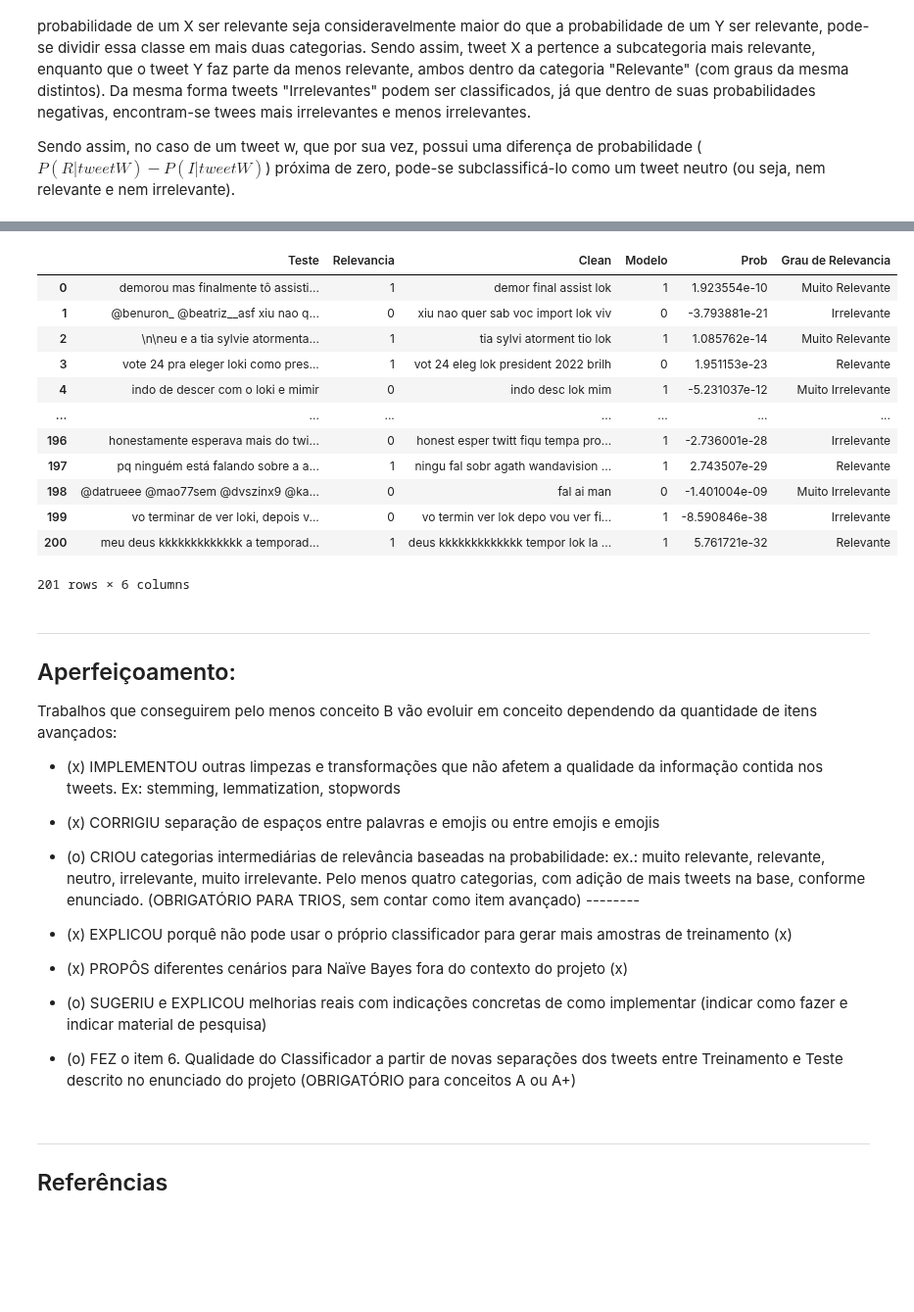
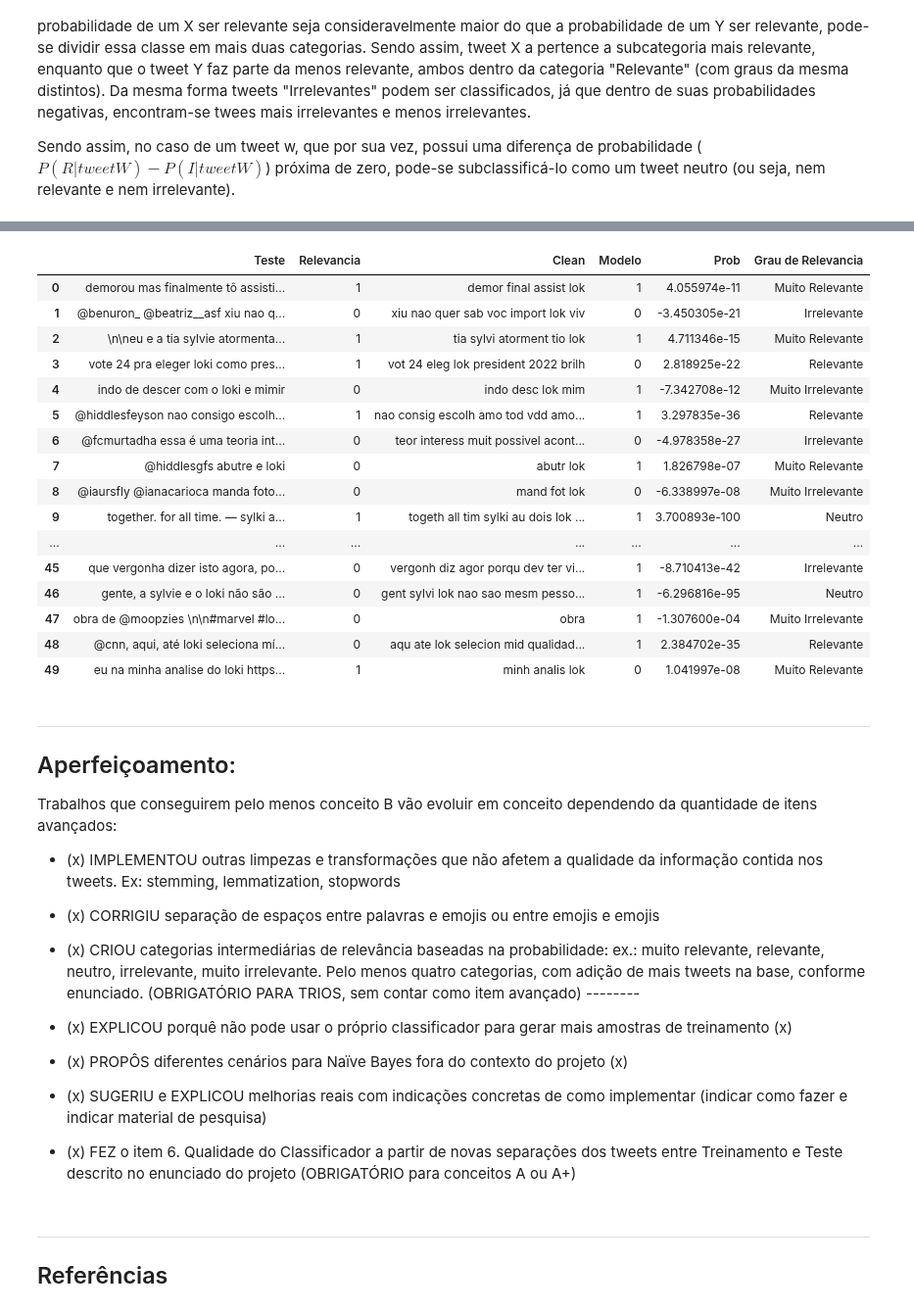
Before and after one commit to xValentim/Classificador_automatico_de_sentimentos, a Jupyter notebook: Classificador_NaiveBayes_Loki.ipynb, the cells around one changed output, grey strips where cells are left out. Shown at 98% size. Saved outputs shown, nothing was run; the diff lists cells and outputs as text; code cells hidden in the pictures; blank space fills up the shorter version.

Commit message:
Atualização - Base + textos

```diff
--- a/Classificador_NaiveBayes_Loki.ipynb
+++ b/Classificador_NaiveBayes_Loki.ipynb
@@ -817,22 +856,27 @@ test_degree.Prob
 Name: Prob, Length: 201, dtype: float64
 # %%
+import math
 test_degree['Grau de Relevancia']= test_degree.Prob.apply(Categories)
 # test_categorie_degree=test_categorie_degree.drop('Prob',axis=1)
-test_degree
+test_degree.head(50)
 # %% [output]
 |  | Teste | Relevancia | Clean | Modelo | Prob | Grau de Relevancia |
-| 0 | demorou mas finalmente tô assisti... | 1 | demor final assist lok | 1 | 1.923554e-10 | Muito Relevante |
-| 1 | @benuron_ @beatriz__asf xiu nao q... | 0 | xiu nao quer sab voc import lok viv | 0 | -3.793881e-21 | Irrelevante |
-| 2 | ᅟᅟ\n\neu e a tia sylvie atormenta... | 1 | tia sylvi atorment tio lok | 1 | 1.085762e-14 | Muito Relevante |
-| 3 | vote 24 pra eleger loki como pres... | 1 | vot 24 eleg lok president 2022 brilh | 0 | 1.951153e-23 | Relevante |
-| 4 | indo de descer com o loki e mimir | 0 | indo desc lok mim | 1 | -5.231037e-12 | Muito Irrelevante |
+| 0 | demorou mas finalmente tô assisti... | 1 | demor final assist lok | 1 | 4.055974e-11 | Muito Relevante |
+| 1 | @benuron_ @beatriz__asf xiu nao q... | 0 | xiu nao quer sab voc import lok viv | 0 | -3.450305e-21 | Irrelevante |
+| 2 | ᅟᅟ\n\neu e a tia sylvie atormenta... | 1 | tia sylvi atorment tio lok | 1 | 4.711346e-15 | Muito Relevante |
+| 3 | vote 24 pra eleger loki como pres... | 1 | vot 24 eleg lok president 2022 brilh | 0 | 2.818925e-22 | Relevante |
+| 4 | indo de descer com o loki e mimir | 0 | indo desc lok mim | 1 | -7.342708e-12 | Muito Irrelevante |
+| 5 | @hiddlesfeyson nao consigo escolh... | 1 | nao consig escolh amo tod vdd amo... | 1 | 3.297835e-36 | Relevante |
+| 6 | @fcmurtadha essa é uma teoria int... | 0 | teor interess muit possivel acont... | 0 | -4.978358e-27 | Irrelevante |
+| 7 | @hiddlesgfs abutre e loki | 0 | abutr lok | 1 | 1.826798e-07 | Muito Relevante |
+| 8 | @iaursfly @ianacarioca manda foto... | 0 | mand fot lok | 0 | -6.338997e-08 | Muito Irrelevante |
+| 9 | together. for all time. — sylki a... | 1 | togeth all tim sylki au dois lok ... | 1 | 3.700893e-100 | Neutro |
 | ... | ... | ... | ... | ... | ... | ... |
-| 196 | honestamente esperava mais do twi... | 0 | honest esper twitt fiqu tempa pro... | 1 | -2.736001e-28 | Irrelevante |
-| 197 | pq ninguém está falando sobre a a... | 1 | ningu fal sobr agath wandavision ... | 1 | 2.743507e-29 | Relevante |
-| 198 | @datrueee @mao77sem @dvszinx9 @ka... | 0 | fal ai man | 0 | -1.401004e-09 | Muito Irrelevante |
-| 199 | vo terminar de ver loki, depois v... | 0 | vo termin ver lok depo vou ver fi... | 1 | -8.590846e-38 | Irrelevante |
-| 200 | meu deus kkkkkkkkkkkkk a temporad... | 1 | deus kkkkkkkkkkkkk tempor lok la ... | 1 | 5.761721e-32 | Relevante |
+| 45 | que vergonha dizer isto agora, po... | 0 | vergonh diz agor porqu dev ter vi... | 1 | -8.710413e-42 | Irrelevante |
+| 46 | gente, a sylvie e o loki não são ... | 0 | gent sylvi lok nao sao mesm pesso... | 1 | -6.296816e-95 | Neutro |
+| 47 | obra de @moopzies \n\n#marvel #lo... | 0 | obra | 1 | -1.307600e-04 | Muito Irrelevante |
+| 48 | @cnn, aqui, até loki seleciona mí... | 0 | aqu ate lok selecion mid qualidad... | 1 | 2.384702e-35 | Relevante |
+| 49 | eu na minha analise do loki https... | 1 | minh analis lok | 0 | 1.041997e-08 | Muito Relevante |
-201 rows × 6 columns
 # %% [markdown]
 ___
 ## Aperfeiçoamento:
@@ -843,15 +887,15 @@ Trabalhos que conseguirem pelo menos conceito B vão evoluir em conceito depende
 
 * (x) CORRIGIU separação de espaços entre palavras e emojis ou entre emojis e emojis
 
-* (o) CRIOU categorias intermediárias de relevância baseadas na probabilidade: ex.: muito relevante, relevante, neutro, irrelevante, muito irrelevante. Pelo menos quatro categorias, com adição de mais tweets na base, conforme enunciado. (OBRIGATÓRIO PARA TRIOS, sem contar como item avançado) --------
+* (x) CRIOU categorias intermediárias de relevância baseadas na probabilidade: ex.: muito relevante, relevante, neutro, irrelevante, muito irrelevante. Pelo menos quatro categorias, com adição de mais tweets na base, conforme enunciado. (OBRIGATÓRIO PARA TRIOS, sem contar como item avançado) --------
 
 * (x) EXPLICOU porquê não pode usar o próprio classificador para gerar mais amostras de treinamento (x)
 
 * (x) PROPÔS diferentes cenários para Naïve Bayes fora do contexto do projeto (x)
 
-* (o) SUGERIU e EXPLICOU melhorias reais com indicações concretas de como implementar (indicar como fazer e indicar material de pesquisa)
+* (x) SUGERIU e EXPLICOU melhorias reais com indicações concretas de como implementar (indicar como fazer e indicar material de pesquisa)
 
-* (o) FEZ o item 6. Qualidade do Classificador a partir de novas separações dos tweets entre Treinamento e Teste descrito no enunciado do projeto (OBRIGATÓRIO para conceitos A ou A+)
+* (x) FEZ o item 6. Qualidade do Classificador a partir de novas separações dos tweets entre Treinamento e Teste descrito no enunciado do projeto (OBRIGATÓRIO para conceitos A ou A+)
 # %% [markdown]
 ___
 ## Referências
```
Also changed, not shown: parts of 23 cells of this notebook, 2 other files.
